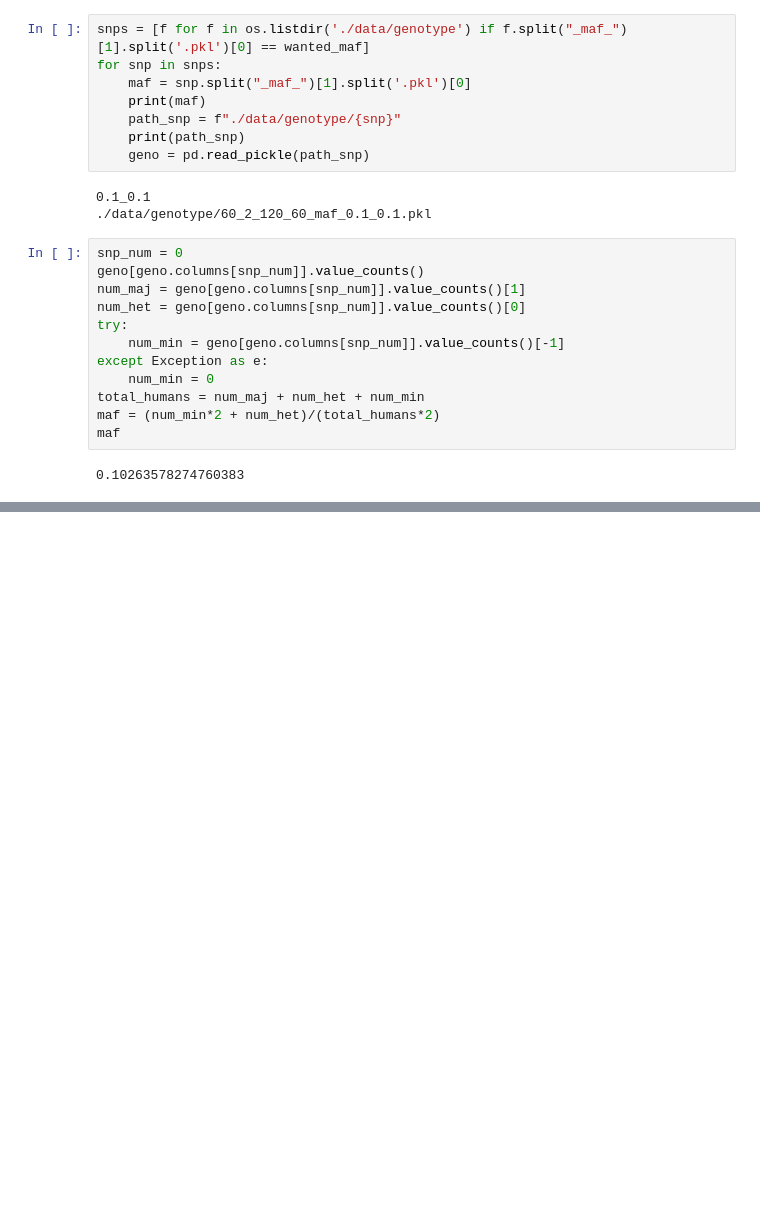
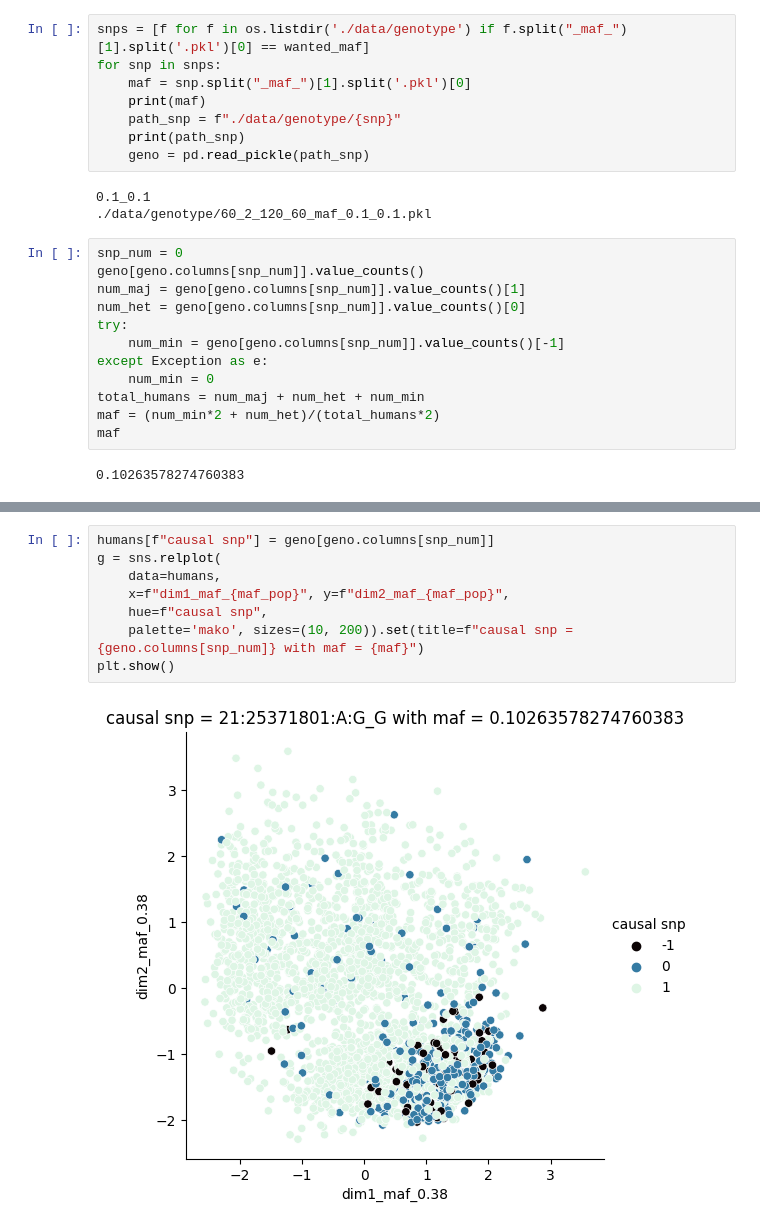
Before and after one commit to mat2m10/powercontrol, a Jupyter notebook: 06_power_pop_strat_no_corr.ipynb, the cells around one changed output, grey strips where cells are left out. Saved outputs shown, nothing was run; the diff lists cells and outputs as text; blank space fills up the shorter version.

```diff
--- a/06_power_pop_strat_no_corr.ipynb
+++ b/06_power_pop_strat_no_corr.ipynb
@@ -84,0 +135,10 @@ pheno_pop = humans[f"pheno_maf_{maf_pop}"]
+# %%
+humans[f"causal snp"] = geno[geno.columns[snp_num]]
+g = sns.relplot(
+    data=humans,
+    x=f"dim1_maf_{maf_pop}", y=f"dim2_maf_{maf_pop}",
+    hue=f"causal snp",
+    palette='mako', sizes=(10, 200)).set(title=f"causal snp = {geno.columns[snp_num]} with maf = {maf}")
+plt.show()
+# %% [output]
+[figure, added]
```
Also changed, not shown: parts of 22 cells of this notebook, 1 other file.
